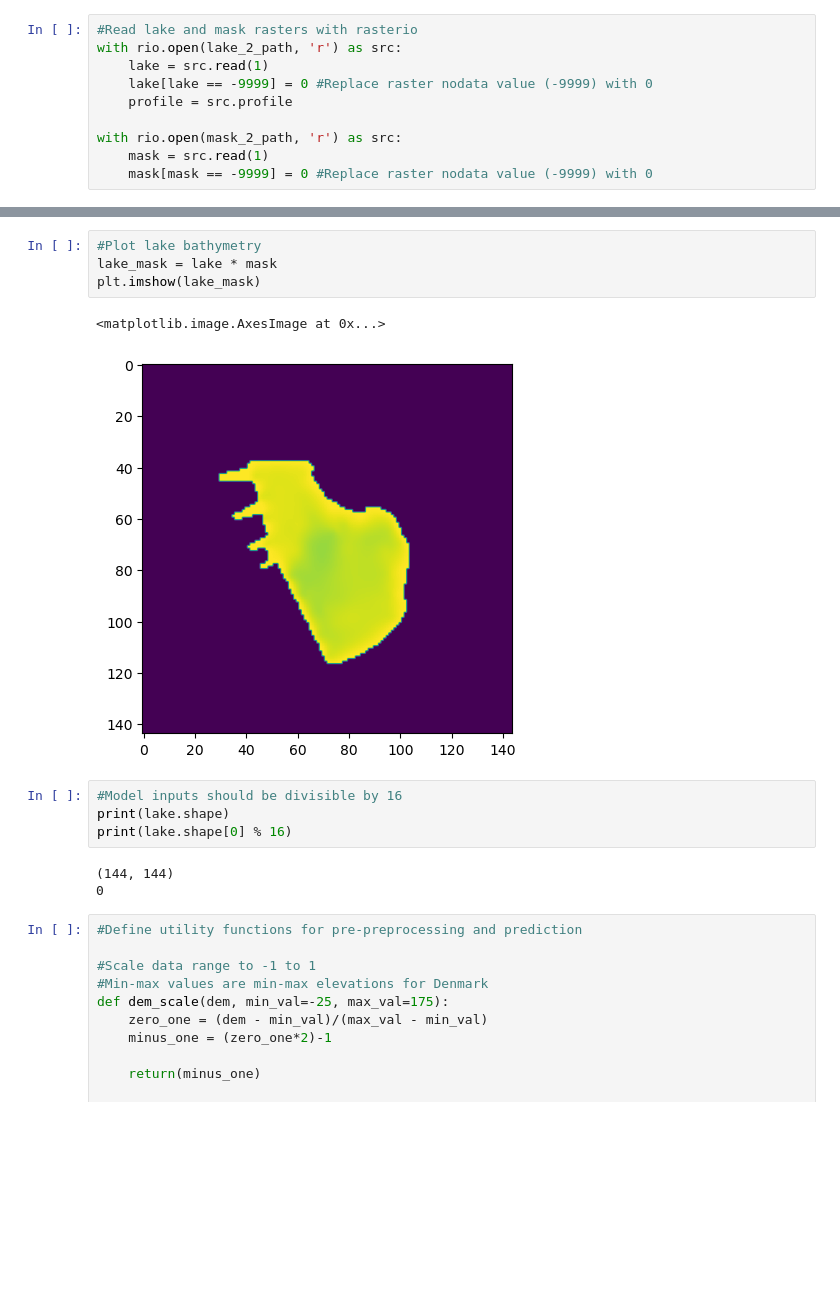
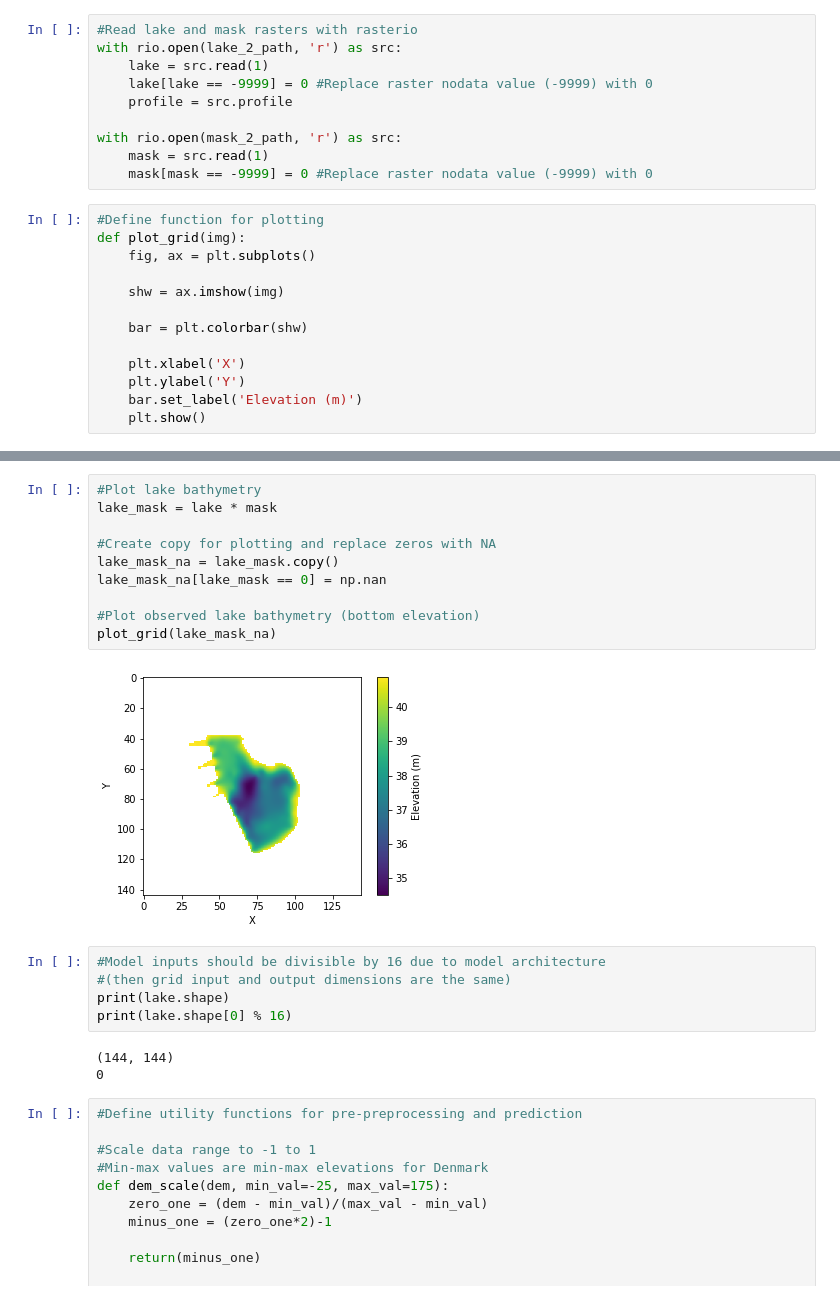
Before and after one commit to KennethTM/autoencoder-for-lake-bathymetry, a Jupyter notebook: Example notebook.ipynb, the cells around one changed output, grey strips where cells are left out. Saved outputs shown, nothing was run; the diff lists cells and outputs as text; blank space fills up the shorter version.

```diff
--- a/Example notebook.ipynb
+++ b/Example notebook.ipynb
@@ -51,5 +35,18 @@ with rio.open(lake_2_path, 'r') as src:
 with rio.open(mask_2_path, 'r') as src:
     mask = src.read(1)
     mask[mask == -9999] = 0 #Replace raster nodata value (-9999) with 0
+# %%
+#Define function for plotting
+def plot_grid(img):
+    fig, ax = plt.subplots()
+
+    shw = ax.imshow(img)
+
+    bar = plt.colorbar(shw)
+
+    plt.xlabel('X')
+    plt.ylabel('Y')
+    bar.set_label('Elevation (m)')
+    plt.show()
 # %%
 #Plot dem and lake bathymetry
@@ -60,12 +56,18 @@ plt.imshow(lake)
 # %%
 #Plot lake bathymetry
 lake_mask = lake * mask
-plt.imshow(lake_mask)
+
+#Create copy for plotting and replace zeros with NA
+lake_mask_na = lake_mask.copy()
+lake_mask_na[lake_mask == 0] = np.nan
+
+#Plot observed lake bathymetry (bottom elevation)
+plot_grid(lake_mask_na)
 # %% [output]
-<matplotlib.image.AxesImage at 0x...>
-[figure, old version]
+[figure, new version]
 # %%
-#Model inputs should be divisible by 16
+#Model inputs should be divisible by 16 due to model architecture
+#(then grid input and output dimensions are the same)
 print(lake.shape)
 print(lake.shape[0] % 16)
 # %% [output]
```
Also changed, not shown: parts of 5 cells of this notebook, 4 other files.
